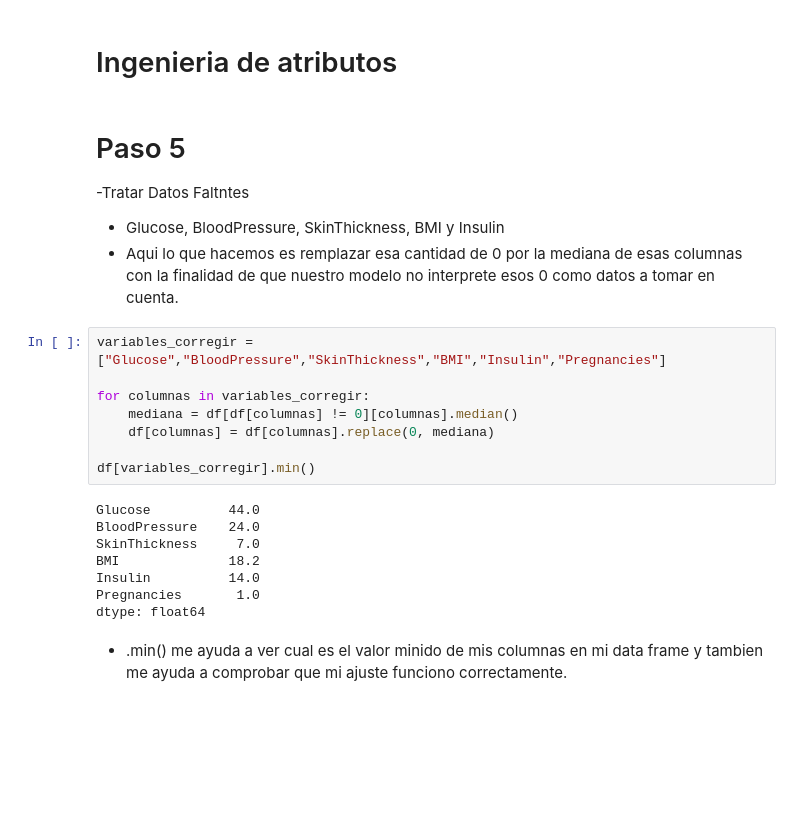
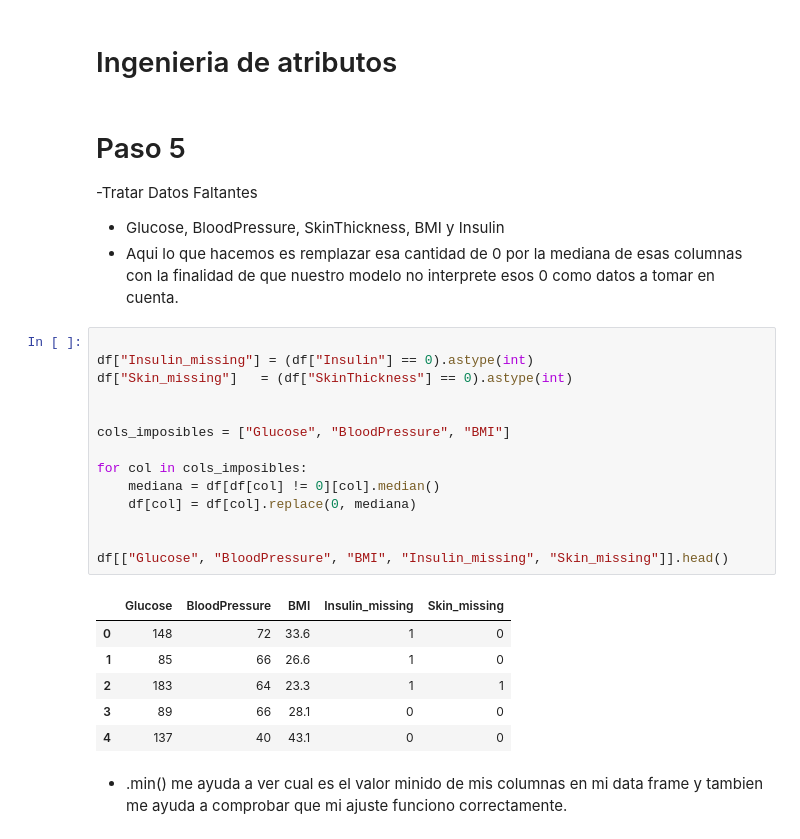
Before and after one commit to 4GeeksAcademy/-rbol-de-decisi-n-machine-learning-python-template, a Jupyter notebook: src/explore.ipynb, the cells around one changed output. Cells and saved outputs as stored; diff of their text form; blank space fills up the shorter version.

```diff
--- a/src/explore.ipynb
+++ b/src/explore.ipynb
@@ -167,24 +170,29 @@ plt.show()
 # Ingenieria de atributos
 # %% [markdown]
 # Paso 5
--Tratar Datos Faltntes
+-Tratar Datos Faltantes
   - Glucose, BloodPressure, SkinThickness, BMI y Insulin
 - Aqui lo que hacemos es remplazar esa cantidad de 0 por la mediana de esas columnas con la finalidad de que nuestro modelo no interprete esos 0 como datos a tomar en cuenta.
-# %%
-variables_corregir = ["Glucose","BloodPressure","SkinThickness","BMI","Insulin","Pregnancies"]
-
-for columnas in variables_corregir:
-    mediana = df[df[columnas] != 0][columnas].median()
-    df[columnas] = df[columnas].replace(0, mediana)
-
-df[variables_corregir].min()
-# %% [output]
-Glucose          44.0
-BloodPressure    24.0
-SkinThickness     7.0
-BMI              18.2
-Insulin          14.0
-Pregnancies       1.0
-dtype: float64
+# %%
+
+df["Insulin_missing"] = (df["Insulin"] == 0).astype(int)
+df["Skin_missing"]   = (df["SkinThickness"] == 0).astype(int)
+
+
+cols_imposibles = ["Glucose", "BloodPressure", "BMI"]
+
+for col in cols_imposibles:
+    mediana = df[df[col] != 0][col].median()
+    df[col] = df[col].replace(0, mediana)
+
+
+df[["Glucose", "BloodPressure", "BMI", "Insulin_missing", "Skin_missing"]].head()
+# %% [output]
+|  | Glucose | BloodPressure | BMI | Insulin_missing | Skin_missing |
+| 0 | 148 | 72 | 33.6 | 1 | 0 |
+| 1 | 85 | 66 | 26.6 | 1 | 0 |
+| 2 | 183 | 64 | 23.3 | 1 | 1 |
+| 3 | 89 | 66 | 28.1 | 0 | 0 |
+| 4 | 137 | 40 | 43.1 | 0 | 0 |
 # %% [markdown]
 - .min() me ayuda a ver cual es el valor minido de mis columnas en mi data frame y tambien me ayuda a comprobar que mi ajuste funciono correctamente.
```
Also changed, not shown: parts of 14 cells of this notebook, 1 other file.
